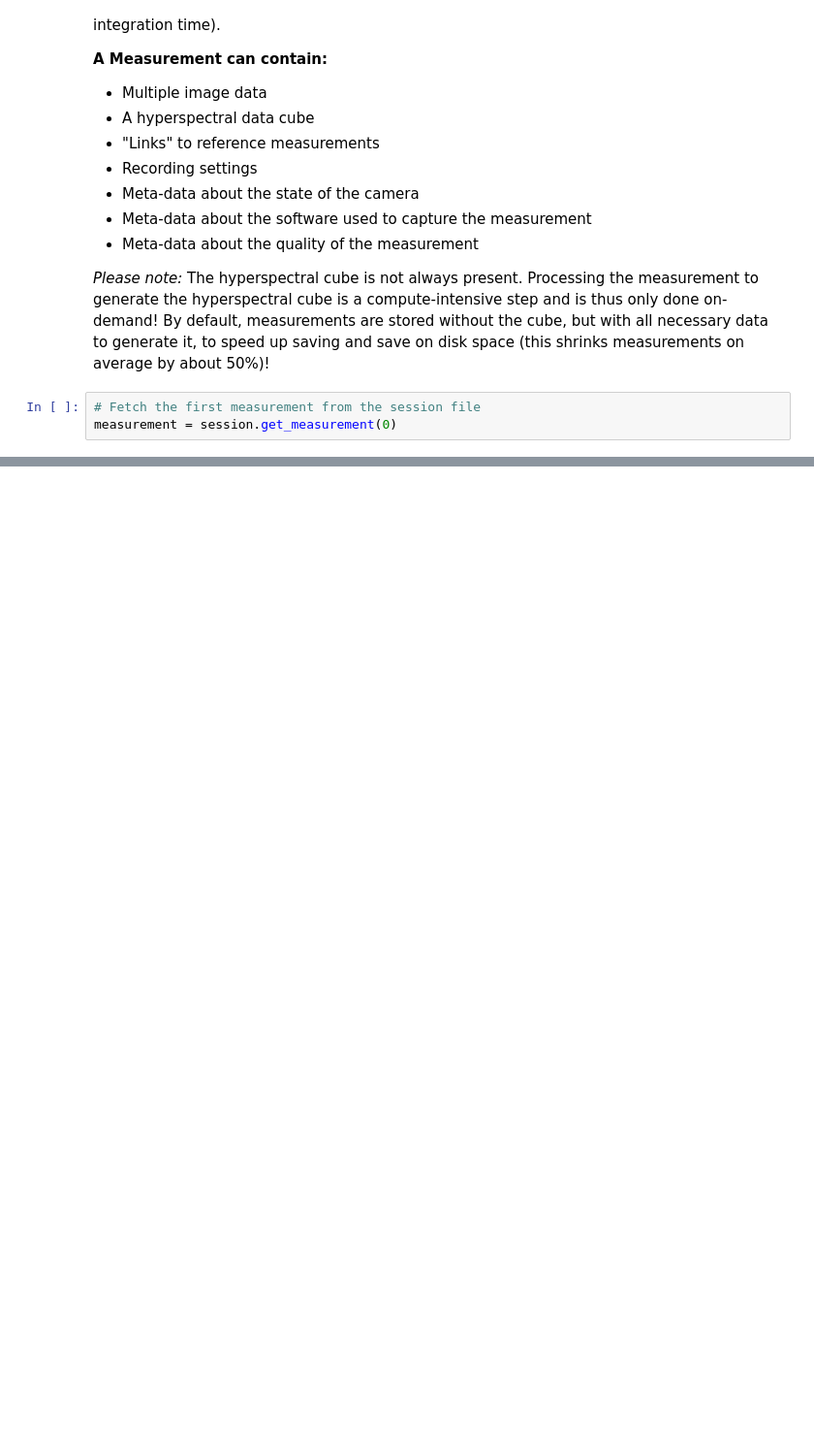
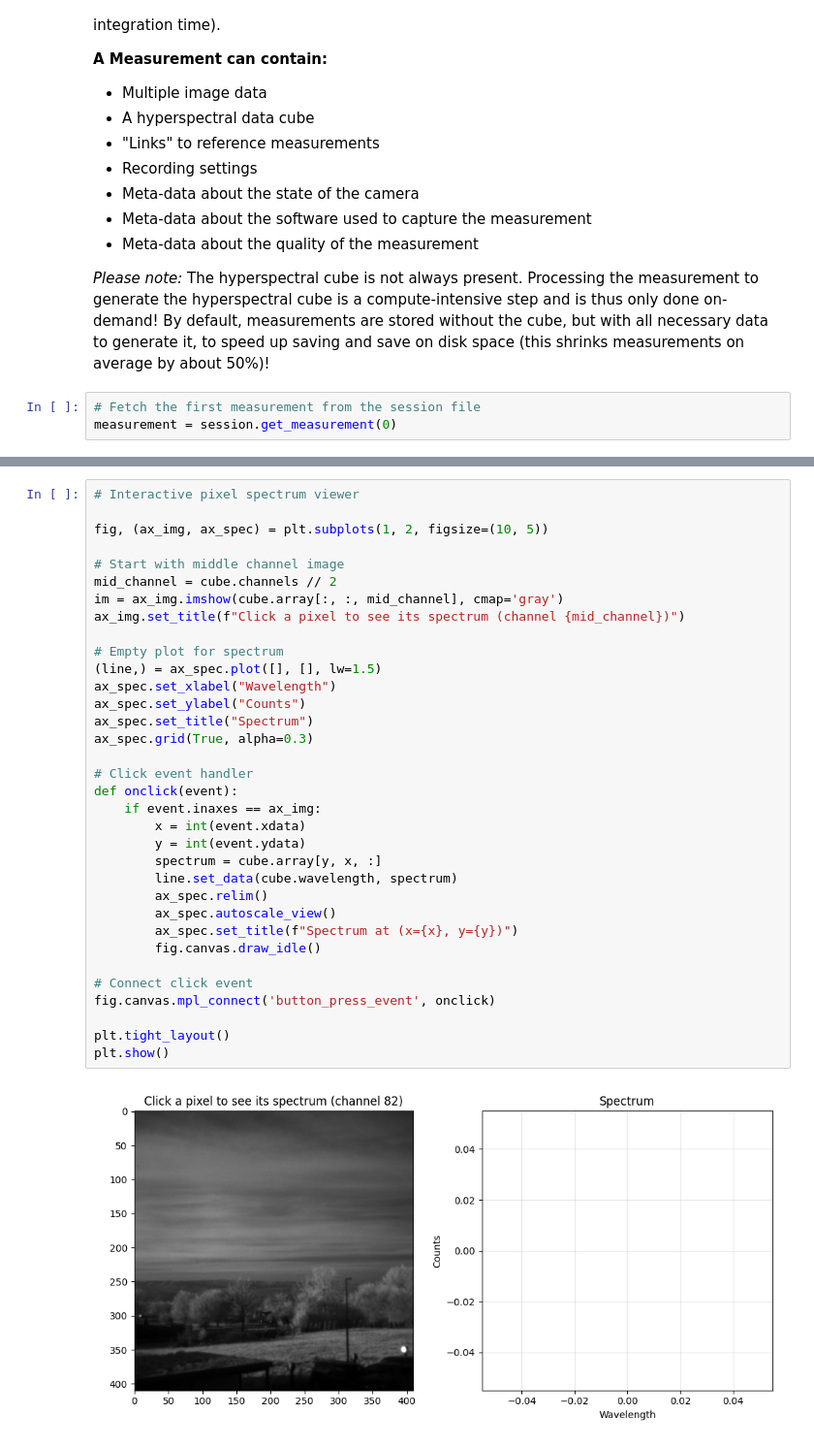
Before and after one commit to cubert-hyperspectral/cuvis.python.examples, a Jupyter notebook: Example_2_Load_Measurement.ipynb, the cells around one changed output, grey strips where cells are left out. Shown: that part at 97% size. Saved outputs shown, nothing was run; the diff lists cells and outputs as text; blank space fills up the shorter version.

Commit message:
Add interactive tools to load measurement notebook

```diff
--- a/Example_2_Load_Measurement.ipynb
+++ b/Example_2_Load_Measurement.ipynb
@@ -141,3 +184,39 @@ plt.show()
+# %%
+# Interactive pixel spectrum viewer
+
+fig, (ax_img, ax_spec) = plt.subplots(1, 2, figsize=(10, 5))
+
+# Start with middle channel image
+mid_channel = cube.channels // 2
+im = ax_img.imshow(cube.array[:, :, mid_channel], cmap='gray')
+ax_img.set_title(f"Click a pixel to see its spectrum (channel {mid_channel})")
+
+# Empty plot for spectrum
+(line,) = ax_spec.plot([], [], lw=1.5)
+ax_spec.set_xlabel("Wavelength")
+ax_spec.set_ylabel("Counts")
+ax_spec.set_title("Spectrum")
+ax_spec.grid(True, alpha=0.3)
+
+# Click event handler
+def onclick(event):
+    if event.inaxes == ax_img:
+        x = int(event.xdata)
+        y = int(event.ydata)
+        spectrum = cube.array[y, x, :]
+        line.set_data(cube.wavelength, spectrum)
+        ax_spec.relim()
+        ax_spec.autoscale_view()
+        ax_spec.set_title(f"Spectrum at (x={x}, y={y})")
+        fig.canvas.draw_idle()
+
+# Connect click event
+fig.canvas.mpl_connect('button_press_event', onclick)
+
+plt.tight_layout()
+plt.show()
+# %% [output]
+[figure, added]
 # %%
 # Access a single channel (center channel)
 c = cube.channels // 2
```
Also changed, not shown: parts of 11 cells of this notebook.
